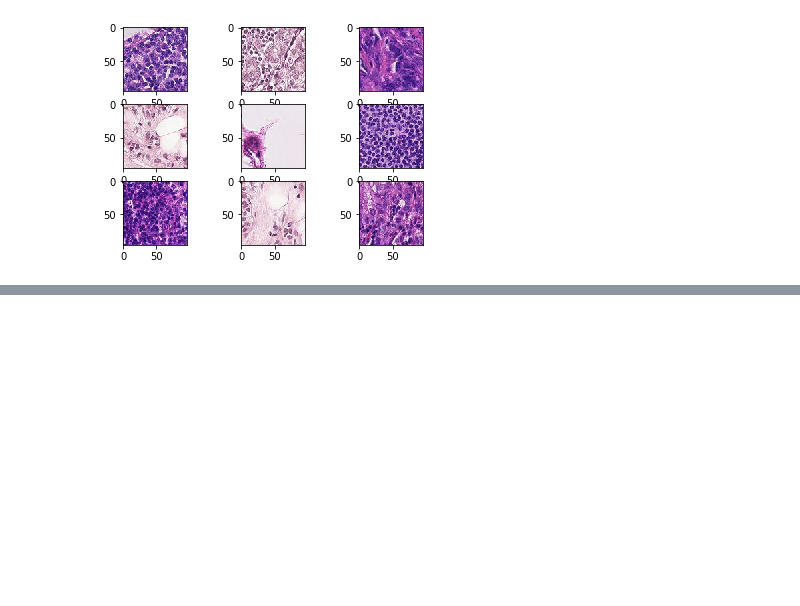
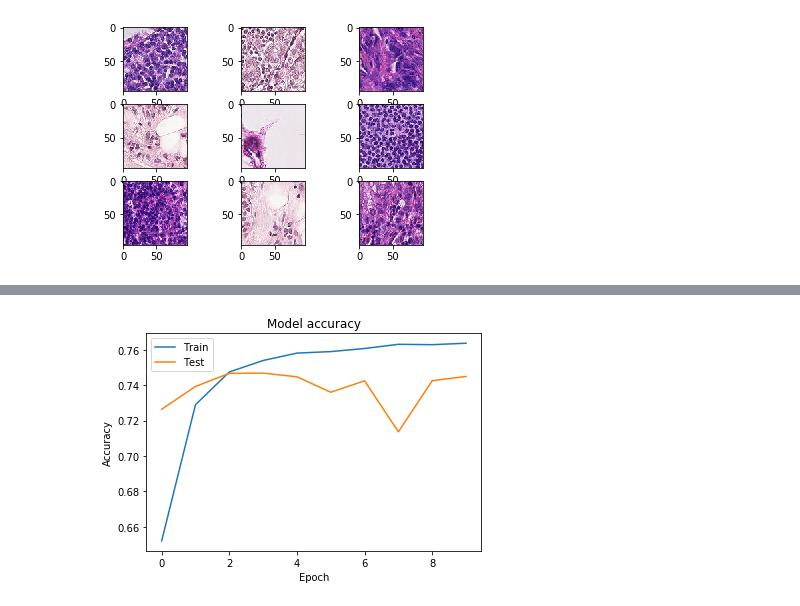
Before and after one commit to allnes/pcam_train, a Jupyter notebook: pcam_fcn.ipynb, the cells around one changed output, grey strips where cells are left out. Saved outputs shown, nothing was run; the diff lists cells and outputs as text; code cells hidden in the pictures; blank space fills up the shorter version.

```diff
--- a/pcam_fcn.ipynb
+++ b/pcam_fcn.ipynb
@@ -125,3 +118,91 @@ def resize_for_train(x_array, x_shape):
 x_train = resize_for_train(x_train, new_size)
 x_valid = resize_for_train(x_valid, new_size)
 x_test  = resize_for_train(x_test,  new_size)
+# %%
+name_model = 'FCN with the same layers'
+model = Sequential([
+    # ---------------------------------------------------------#
+    Reshape((1, 1, full_size,), input_shape=new_shape),
+    # ---------------------------------------------------------#
+    Dense(int(full_size),
+          kernel_initializer='random_uniform',
+          bias_initializer='random_uniform'),
+    Activation('relu'),
+    # ---------------------------------------------------------#
+    Dense(int(full_size),
+          kernel_initializer='random_uniform',
+          bias_initializer='random_uniform'),
+    Activation('relu'),
+    # ---------------------------------------------------------#
+    Dense(int(full_size),
+          kernel_initializer='random_uniform',
+          bias_initializer='random_uniform'),
+    Activation('relu'),
+    # ---------------------------------------------------------#
+    Dense(int(full_size / 2),
+          kernel_initializer='random_uniform',
+          bias_initializer='random_uniform'),
+    Activation('relu'),
+    # ---------------------------------------------------------#
+    Dense(int(full_size / 4),
+          kernel_initializer='random_uniform',
+          bias_initializer='random_uniform'),
+    Activation('relu'),
+    # ---------------------------------------------------------#
+    Dense(int(full_size / 8),
+          kernel_initializer='random_uniform',
+          bias_initializer='random_uniform'),
+    Activation('relu'),
+    # ---------------------------------------------------------#
+    Dense(1),
+    Activation('sigmoid'),
+    # ---------------------------------------------------------#
+])
+
+model.summary()
+model.compile(loss='binary_crossentropy', optimizer='sgd', metrics = ['accuracy'])
+
+batch_size = 1024
+
+datagen = ImageDataGenerator(
+              preprocessing_function=lambda x: x/255.,
+              width_shift_range=2,   # randomly shift images horizontally
+              height_shift_range=2,  # randomly shift images vertically
+              horizontal_flip=True,  # randomly flip images
+              vertical_flip=True)    # randomly flip images
+
+history = model.fit_generator(
+    datagen.flow(x_train, y_train, batch_size=batch_size),
+    steps_per_epoch=len(x_train) // batch_size,
+    epochs=10,
+    shuffle='batch',
+    validation_data=datagen.flow(x_valid, y_valid, batch_size=batch_size),
+    use_multiprocessing=True)
+
+# Plot training & validation accuracy values
+plt.plot(history.history['acc'])
+plt.plot(history.history['val_acc'])
+plt.title('Model accuracy')
+plt.ylabel('Accuracy')
+plt.xlabel('Epoch')
+plt.legend(['Train', 'Test'], loc='upper left')
+plt.show()
+
+# Plot training & validation loss values
+plt.plot(history.history['loss'])
+plt.plot(history.history['val_loss'])
+plt.title('Model loss')
+plt.ylabel('Loss')
+plt.xlabel('Epoch')
+plt.legend(['Train', 'Test'], loc='upper left')
+plt.show()
+
+_, accuracy = model.evaluate(x_train, y_train)
+print(name_model + ' Train accuracy: %.2f' % (accuracy * 100))
+
+_, accuracy = model.evaluate(x_valid, y_valid)
+print(name_model + ' Valid accuracy: %.2f' % (accuracy * 100))
+
+_, accuracy = model.evaluate(x_test, y_test)
+print(name_model + ' Test accuracy: %.2f' % (accuracy * 100))
+# %% [output]
@@ -127,0 +226 @@ x_test  = resize_for_train(x_test,  new_size)
+[figure, added]
```
Also changed, not shown: parts of 6 cells of this notebook.
